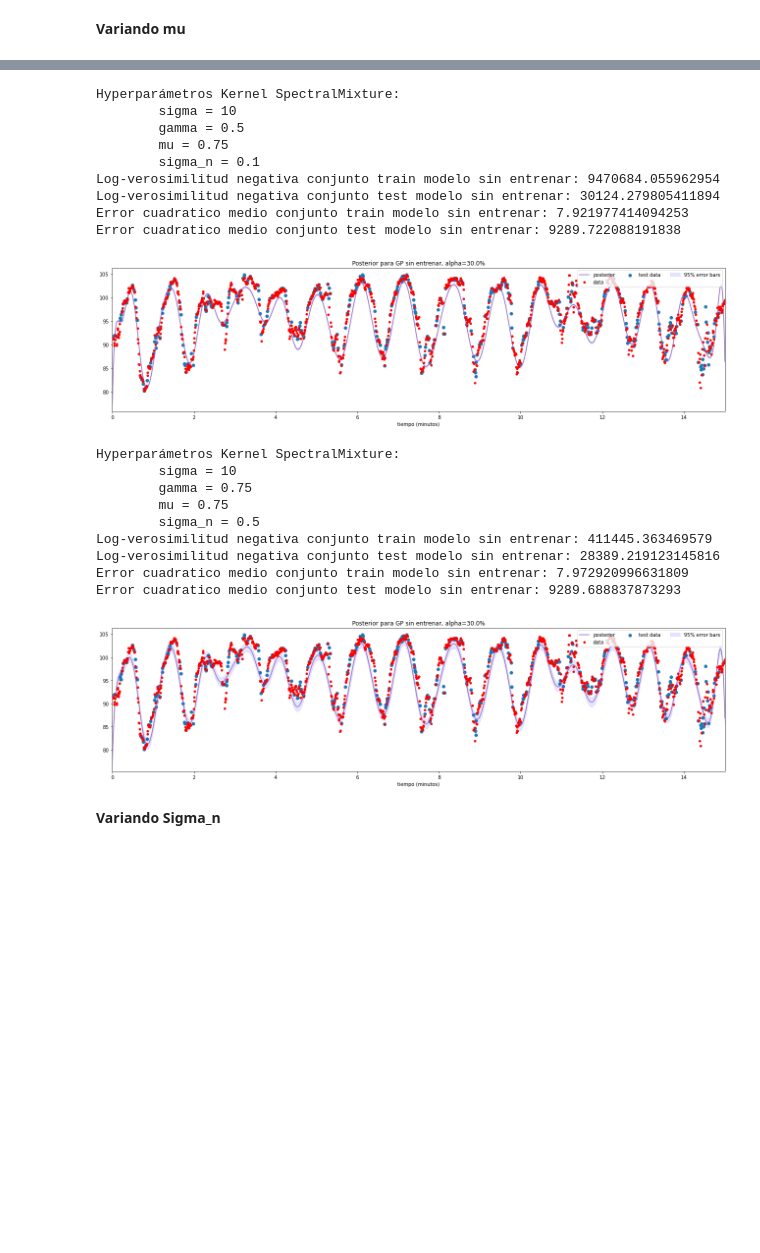
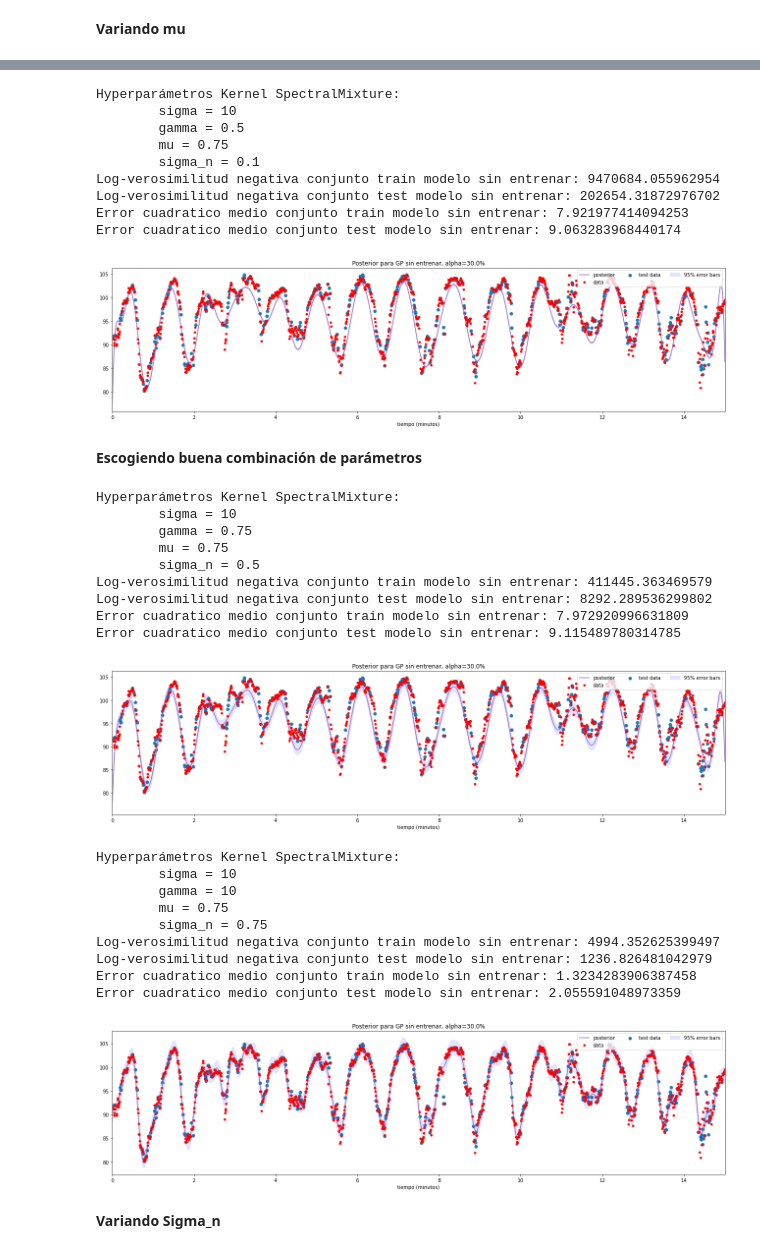
Before and after one commit to camilocarvajalreyes/tareas-MDS7204, a Jupyter notebook: unidad_2/tarea_3/exploracion_parametros_SM.ipynb, the cells around one changed output, grey strips where cells are left out. Drawn from its saved outputs; the diff is of its cells as text; code cells hidden in the pictures; blank space fills up the shorter version.

```diff
--- a/unidad_2/tarea_3/exploracion_parametros_SM.ipynb
+++ b/unidad_2/tarea_3/exploracion_parametros_SM.ipynb
@@ -31,7 +31,7 @@ def test_params_SM(sigma,gamma,mu,sigma_n):
 
     gp.compute_posterior(where=time)
 
-    eval(test_ind,hr1[test_ind],gp,nombre_modelo='modelo sin entrenar')
+    eval(time[test_ind],hr1[test_ind],gp,nombre_modelo='modelo sin entrenar')
     titulo = "Posterior para GP sin entrenar, alpha={}%".format(ALPHA*100)
     plot_posterior(gp,0, test_points=hr1[test_ind], test_times=time[test_ind],title=titulo)
 # %% [markdown]
@@ -181,10 +181,12 @@ Hyperparámetros Kernel SpectralMixture:
         mu = 0.75
         sigma_n = 0.1
 Log-verosimilitud negativa conjunto train modelo sin entrenar: 9470684.055962954
-Log-verosimilitud negativa conjunto test modelo sin entrenar: 30124.279805411894
+Log-verosimilitud negativa conjunto test modelo sin entrenar: 202654.31872976702
 Error cuadratico medio conjunto train modelo sin entrenar: 7.921977414094253
-Error cuadratico medio conjunto test modelo sin entrenar: 9289.722088191838
+Error cuadratico medio conjunto test modelo sin entrenar: 9.063283968440174
 [figure]
+# %% [markdown]
+**Escogiendo buena combinación de parámetros**
 # %%
 test_params_SM(sigma = 10, gamma = 0.75, mu = 0.75, sigma_n = 0.5)
 # %% [output]
@@ -194,10 +196,23 @@ Hyperparámetros Kernel SpectralMixture:
         mu = 0.75
         sigma_n = 0.5
 Log-verosimilitud negativa conjunto train modelo sin entrenar: 411445.363469579
-Log-verosimilitud negativa conjunto test modelo sin entrenar: 28389.219123145816
+Log-verosimilitud negativa conjunto test modelo sin entrenar: 8292.289536299802
 Error cuadratico medio conjunto train modelo sin entrenar: 7.972920996631809
-Error cuadratico medio conjunto test modelo sin entrenar: 9289.688837873293
+Error cuadratico medio conjunto test modelo sin entrenar: 9.115489780314785
 [figure]
+# %%
+test_params_SM(sigma = 10, gamma = 10, mu = 0.75, sigma_n = 0.75)
+# %% [output]
+Hyperparámetros Kernel SpectralMixture:
+        sigma = 10
+        gamma = 10
+        mu = 0.75
+        sigma_n = 0.75
+Log-verosimilitud negativa conjunto train modelo sin entrenar: 4994.352625399497
+Log-verosimilitud negativa conjunto test modelo sin entrenar: 1236.826481042979
+Error cuadratico medio conjunto train modelo sin entrenar: 1.3234283906387458
+Error cuadratico medio conjunto test modelo sin entrenar: 2.055591048973359
+[figure, added]
 # %% [markdown]
 **Variando Sigma_n**
 # %%
```
Also changed, not shown: parts of 14 cells of this notebook, 4 other files.
